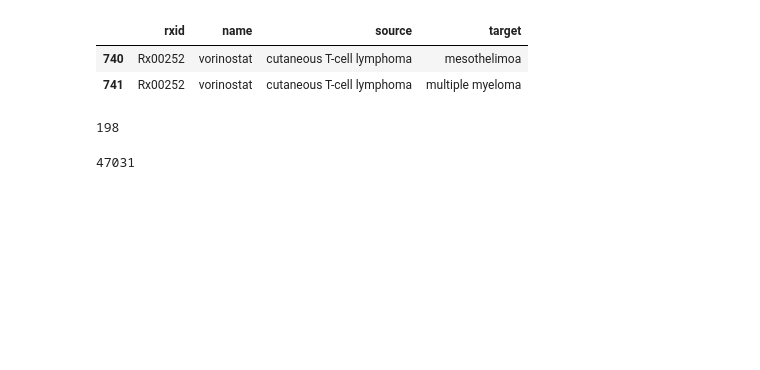
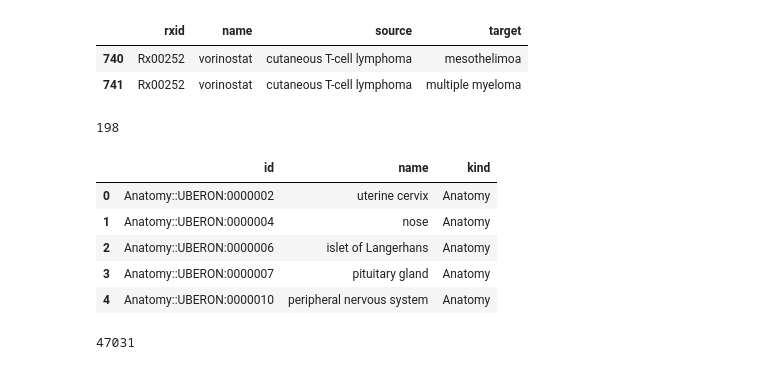
Before and after one commit to drugrelink/drugrelink, a Jupyter notebook: notebooks/RepurposeDB_data .ipynb, the cells around one changed output. Drawn from its saved outputs; the diff is of its cells as text; code cells hidden in the pictures; blank space fills up the shorter version.

```diff
--- a/notebooks/RepurposeDB_data .ipynb
+++ b/notebooks/RepurposeDB_data .ipynb
@@ -50,6 +29,14 @@ len(list_compound)
 198
 # %%
 nodes = pd.read_csv('/home/lxu/Downloads/integrate-master/data/nodes.tsv',sep = '\t')
+nodes.head()
+# %% [output]
+|  | id | name | kind |
+| 0 | Anatomy::UBERON:0000002 | uterine cervix | Anatomy |
+| 1 | Anatomy::UBERON:0000004 | nose | Anatomy |
+| 2 | Anatomy::UBERON:0000006 | islet of Langerhans | Anatomy |
+| 3 | Anatomy::UBERON:0000007 | pituitary gland | Anatomy |
+| 4 | Anatomy::UBERON:0000010 | peripheral nervous system | Anatomy |
 # %%
 len(nodes)
 # %% [output]
```
Also changed, not shown: parts of 27 cells of this notebook, 5 other files.
